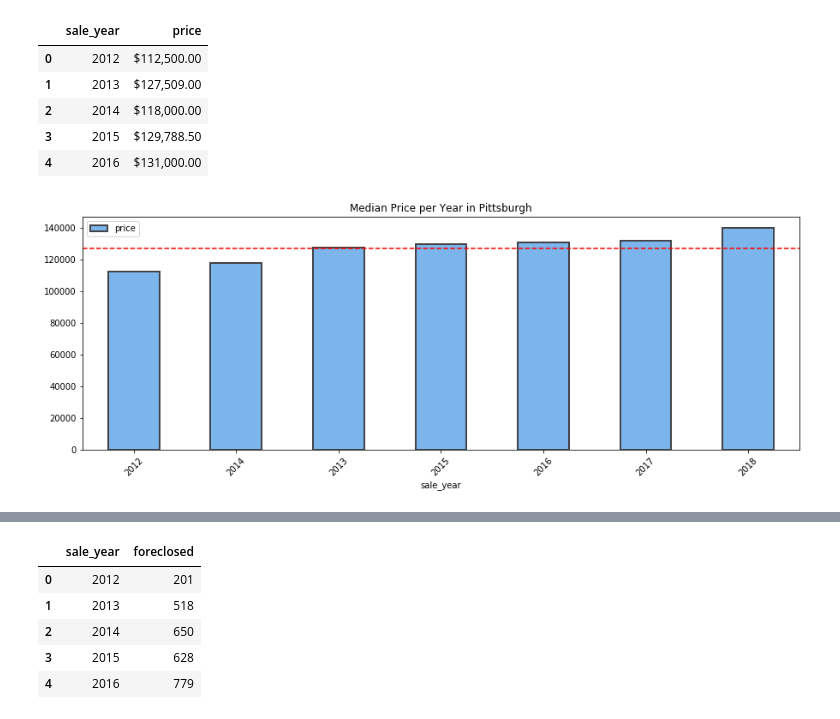
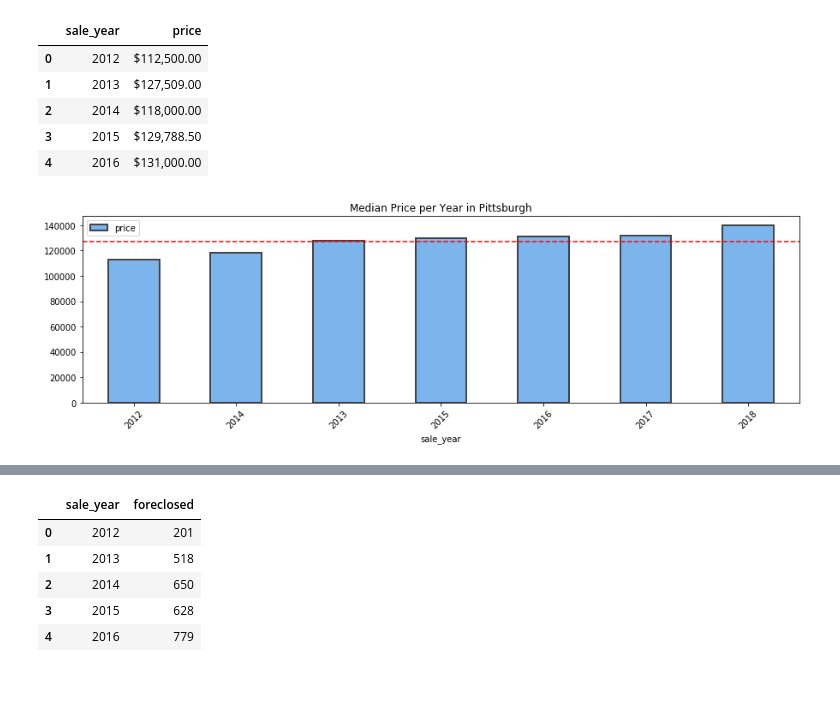
Before and after one commit to oxenfree/pittsburgh-real-estate-analysis, a Jupyter notebook: Project_1.ipynb, the cells around one changed output, grey strips where cells are left out. Drawn from its saved outputs; the diff is of its cells as text; code cells hidden in the pictures; blank space fills up the shorter version.

```diff
--- a/Project_1.ipynb
+++ b/Project_1.ipynb
@@ -337,22 +359,22 @@ year_median.head()
 | 4 | 2016 | $131,000.00 |
 # %%
 #graph of mean price by zip codes in pittsburgh
-plt.figure(figsize=(15, 5))
+plt.figure(figsize=(15, 4))
 year_median = year_median.sort_values(by='price')
 year_median[['sale_year', 'price']].plot(
     x='sale_year',
     y='price',
     ax = plt.gca(),
     kind='bar',
     color='#7cb5ec',
     edgecolor='#434348',
     linewidth=2
 )
 plt.axhline(year_median['price'].mean(), color='r', linestyle='--')
 plt.xticks(rotation=45)
 plt.title('Median Price per Year in Pittsburgh')
 plt.show()
 # %% [output]
-[figure, old version]
+[figure, new version]
 # %%
 month_median = pgh_city_df.groupby('sale_month', as_index=False).agg({"price": "median"})
```
Also changed, not shown: parts of 28 cells of this notebook.
